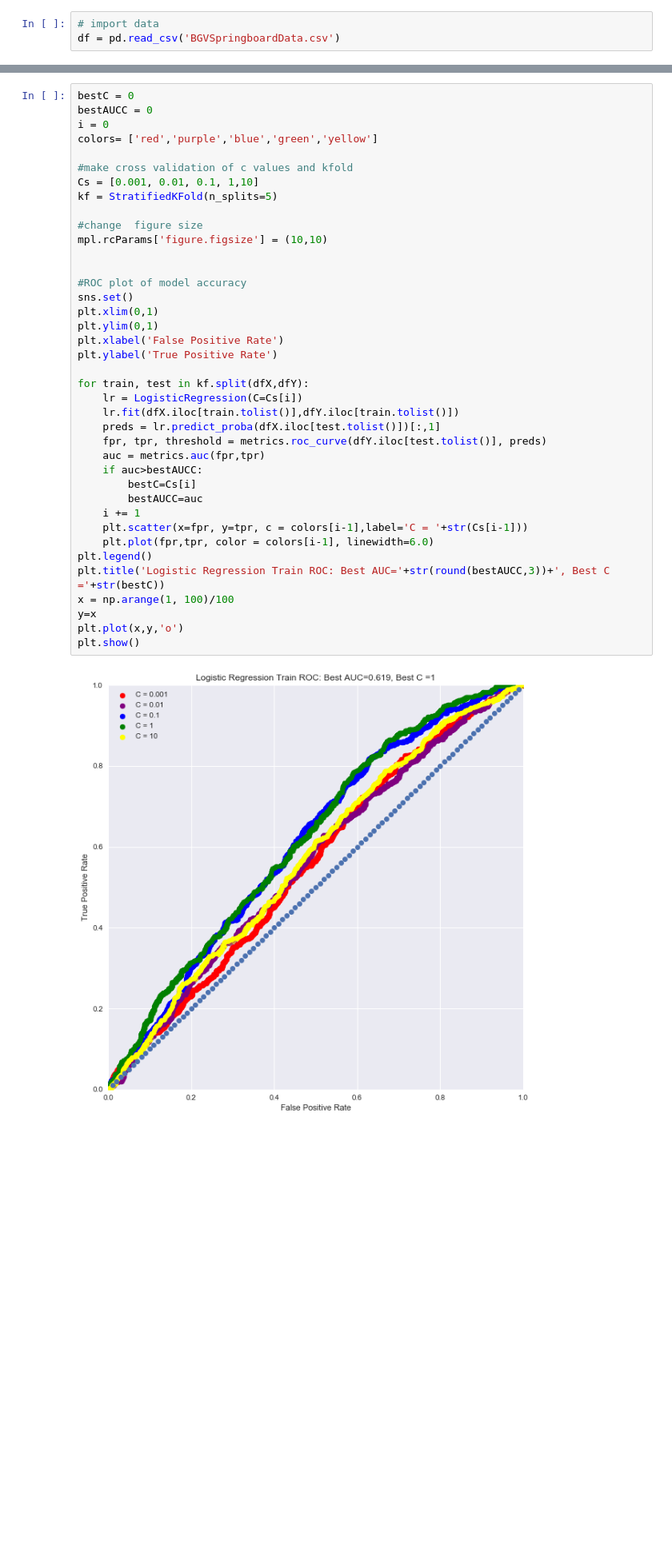
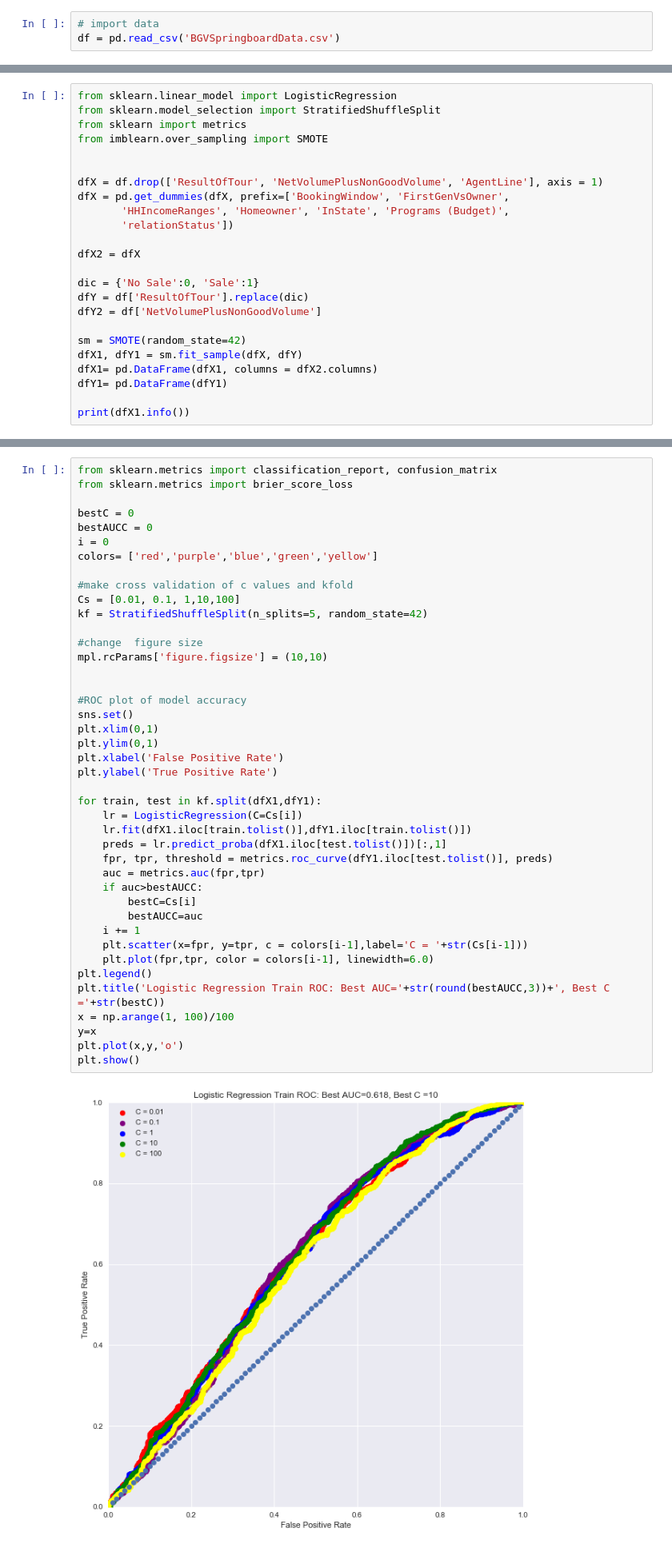
Before and after one commit to zcblack/Springboard, a Jupyter notebook: Capstone2/SpringboardDataCleanUp.ipynb, the cells around one changed output, grey strips where cells are left out. Shown: that part at 80% size. Cells and saved outputs as stored; diff of their text form; blank space fills up the shorter version.

```diff
--- a/Capstone2/SpringboardDataCleanUp.ipynb
+++ b/Capstone2/SpringboardDataCleanUp.ipynb
@@ -289,0 +370,24 @@ dfY2 = df['NetVolumePlusNonGoodVolume']
+# %%
+from sklearn.linear_model import LogisticRegression
+from sklearn.model_selection import StratifiedShuffleSplit
+from sklearn import metrics
+from imblearn.over_sampling import SMOTE
+
+
+dfX = df.drop(['ResultOfTour', 'NetVolumePlusNonGoodVolume', 'AgentLine'], axis = 1)
+dfX = pd.get_dummies(dfX, prefix=['BookingWindow', 'FirstGenVsOwner',
+       'HHIncomeRanges', 'Homeowner', 'InState', 'Programs (Budget)',
+       'relationStatus'])
+
+dfX2 = dfX
+
+dic = {'No Sale':0, 'Sale':1}
+dfY = df['ResultOfTour'].replace(dic)
+dfY2 = df['NetVolumePlusNonGoodVolume']
+
+sm = SMOTE(random_state=42)
+dfX1, dfY1 = sm.fit_sample(dfX, dfY)
+dfX1= pd.DataFrame(dfX1, columns = dfX2.columns)
+dfY1= pd.DataFrame(dfY1)
+
+print(dfX1.info())
@@ -290,43 +412,46 @@ dfY2 = df['NetVolumePlusNonGoodVolume']
 # %%
+from sklearn.metrics import classification_report, confusion_matrix
+from sklearn.metrics import brier_score_loss
+
 bestC = 0
 bestAUCC = 0
 i = 0
 colors= ['red','purple','blue','green','yellow']
 
 #make cross validation of c values and kfold
-Cs = [0.001, 0.01, 0.1, 1,10]
-kf = StratifiedKFold(n_splits=5)
+Cs = [0.01, 0.1, 1,10,100]
+kf = StratifiedShuffleSplit(n_splits=5, random_state=42)
 
 #change  figure size
 mpl.rcParams['figure.figsize'] = (10,10)
 
 
 #ROC plot of model accuracy
 sns.set()
 plt.xlim(0,1)
 plt.ylim(0,1)
 plt.xlabel('False Positive Rate')
 plt.ylabel('True Positive Rate')
 
-for train, test in kf.split(dfX,dfY):
+for train, test in kf.split(dfX1,dfY1):
     lr = LogisticRegression(C=Cs[i])
-    lr.fit(dfX.iloc[train.tolist()],dfY.iloc[train.tolist()])
-    preds = lr.predict_proba(dfX.iloc[test.tolist()])[:,1]
-    fpr, tpr, threshold = metrics.roc_curve(dfY.iloc[test.tolist()], preds)
+    lr.fit(dfX1.iloc[train.tolist()],dfY1.iloc[train.tolist()])
+    preds = lr.predict_proba(dfX1.iloc[test.tolist()])[:,1]
+    fpr, tpr, threshold = metrics.roc_curve(dfY1.iloc[test.tolist()], preds)
     auc = metrics.auc(fpr,tpr)
     if auc>bestAUCC:
         bestC=Cs[i]
         bestAUCC=auc
     i += 1
     plt.scatter(x=fpr, y=tpr, c = colors[i-1],label='C = '+str(Cs[i-1]))
     plt.plot(fpr,tpr, color = colors[i-1], linewidth=6.0)
 plt.legend()
 plt.title('Logistic Regression Train ROC: Best AUC='+str(round(bestAUCC,3))+', Best C ='+str(bestC))
 x = np.arange(1, 100)/100
 y=x
 plt.plot(x,y,'o')
 plt.show()
 # %% [output]
-[figure, old version]
+[figure, new version]
 # %%
 from sklearn.neighbors import KNeighborsClassifier
```
Also changed, not shown: parts of 21 cells of this notebook.
